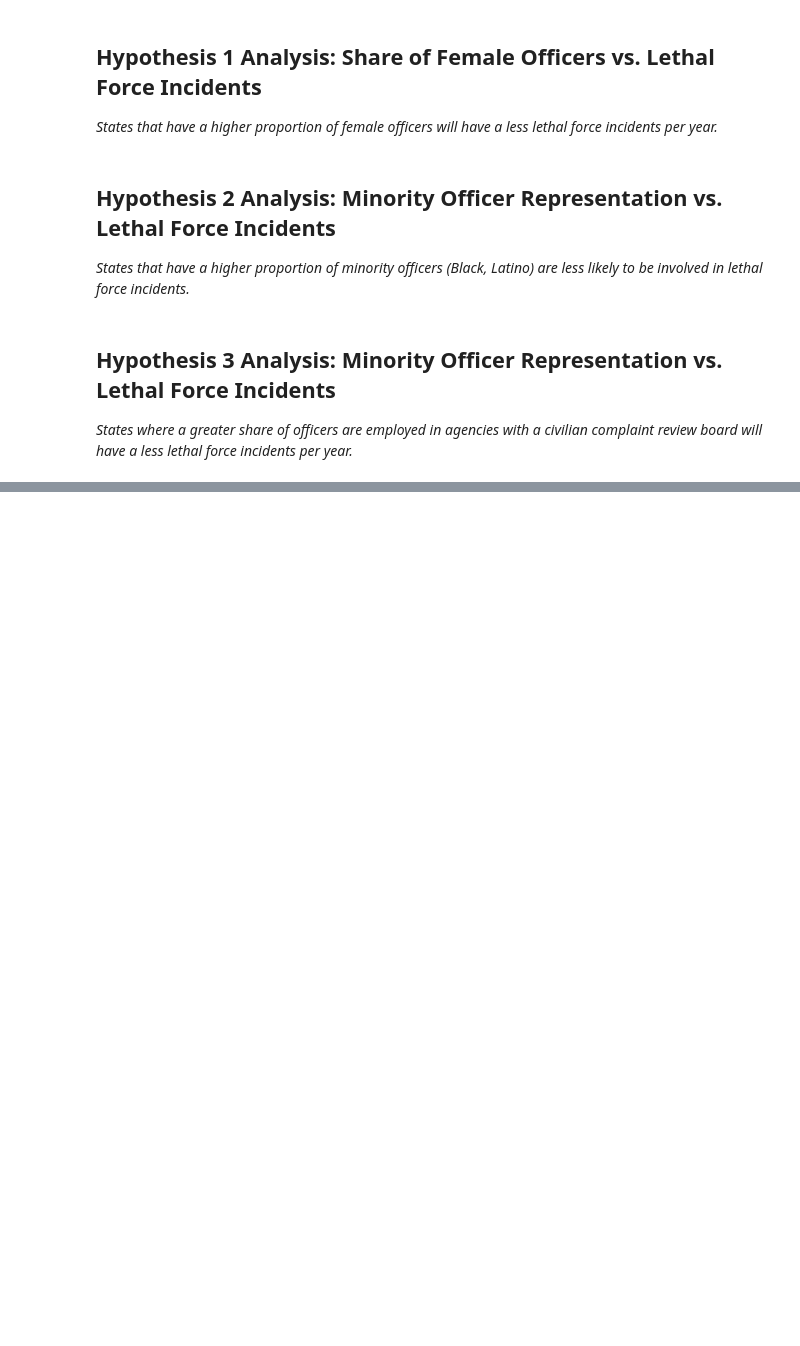
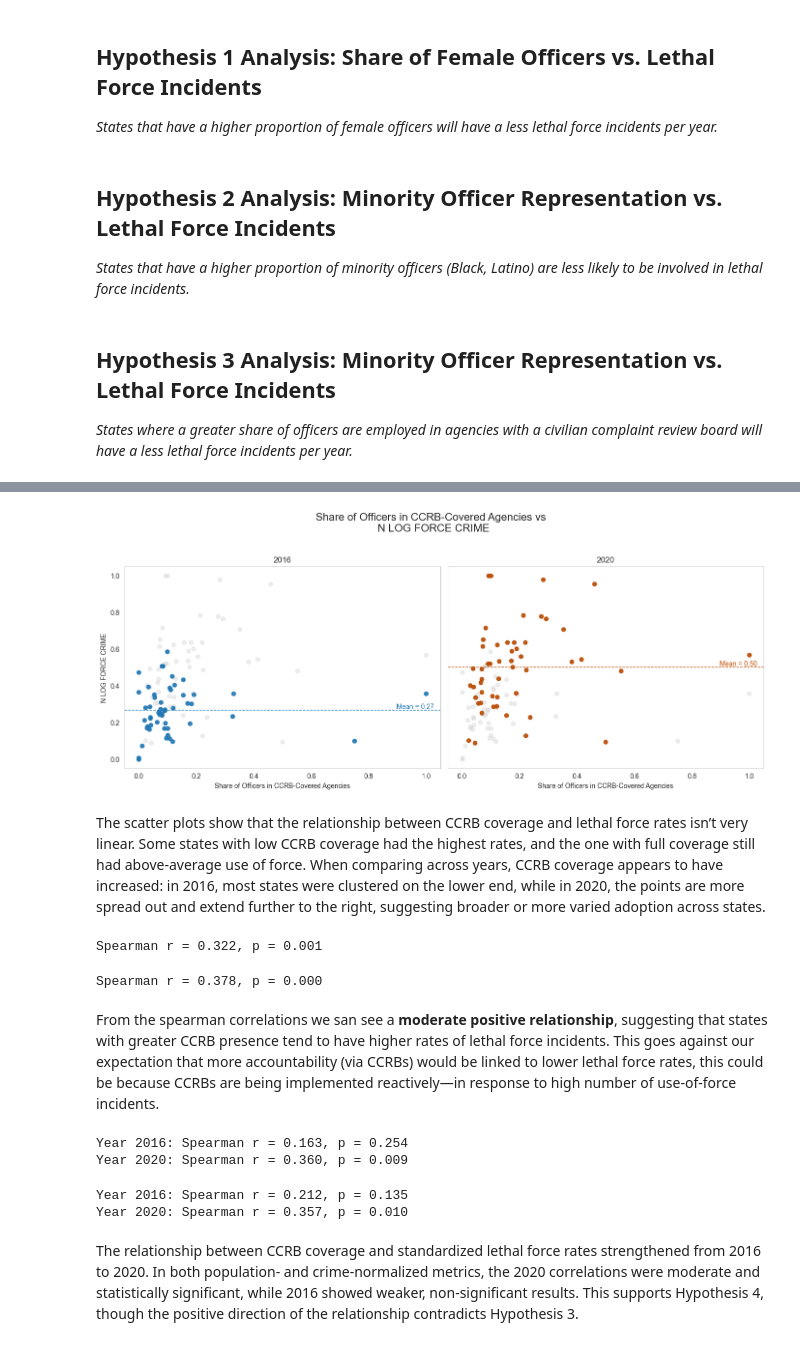
Before and after one commit to manuelarodr/IS597FinalProject, a Jupyter notebook: data_analysis.ipynb, the cells around one changed output, grey strips where cells are left out. Drawn from its saved outputs; the diff is of its cells as text; code cells hidden in the pictures; blank space fills up the shorter version.

```diff
--- a/data_analysis.ipynb
+++ b/data_analysis.ipynb
@@ -11,5 +14,5 @@ labels = {
     'CCRB': 'Share of Officers in CCRB-Covered Agencies',
     'CFDBK_POLICY': 'Share of Officers in Agencies Using Community Feedback',
     'STD_FORCE_TO_RESIDENT': 'Lethal Force Incidents per 100k Residents (std)',
-    'STD_FORCE_TO_CRIME': 'Lethal Force Incidents per 10k Reported Crimes (std)'
+    'STD_FORCE_TO_CRIME': 'Lethal Force Incidents per 1k Reported Crimes (std)'
 }
@@ -44,0 +110,38 @@ viz.scatter_dual_year_highlight(data, 'CCRB','STD_FORCE_TO_CRIME', label_map= la
+# %%
+viz.scatter_dual_year_highlight(data, 'CCRB','N_LOG_FORCE_CRIME', label_map= labels)
+# %% [output]
+[figure, added]
+# %% [markdown]
+The scatter plots show that the relationship between CCRB coverage and lethal force rates isn’t very linear. Some states with low CCRB coverage had the highest rates, and the one with full coverage still had above-average use of force. When comparing across years, CCRB coverage appears to have increased: in 2016, most states were clustered on the lower end, while in 2020, the points are more spread out and extend further to the right, suggesting broader or more varied adoption across states.
+# %%
+from scipy.stats import spearmanr
+
+r, p = spearmanr(data['CCRB'], data['STD_FORCE_TO_RESIDENT'])
+print(f"Spearman r = {r:.3f}, p = {p:.3f}")
+# %% [output]
+Spearman r = 0.322, p = 0.001
+# %%
+r, p = spearmanr(data['CCRB'], data['STD_FORCE_TO_CRIME'])
+print(f"Spearman r = {r:.3f}, p = {p:.3f}")
+# %% [output]
+Spearman r = 0.378, p = 0.000
+# %% [markdown]
+From the spearman correlations we san see a **moderate positive relationship**, suggesting that states with greater CCRB presence tend to have higher rates of lethal force incidents. This goes against our expectation that more accountability (via CCRBs) would be linked to lower lethal force rates, this could be because CCRBs are being implemented reactively—in response to high number of use-of-force incidents.
+# %%
+for year in [2016, 2020]:
+    year_sub = data[data['YEAR'] == year]
+    r, p = spearmanr(year_sub['CCRB'], year_sub['STD_FORCE_TO_RESIDENT'])
+    print(f"Year {year}: Spearman r = {r:.3f}, p = {p:.3f}")
+# %% [output]
+Year 2016: Spearman r = 0.163, p = 0.254
+Year 2020: Spearman r = 0.360, p = 0.009
+# %%
+for year in [2016, 2020]:
+    year_sub = data[data['YEAR'] == year]
+    r, p = spearmanr(year_sub['CCRB'], year_sub['STD_FORCE_TO_CRIME'])
+    print(f"Year {year}: Spearman r = {r:.3f}, p = {p:.3f}")
+# %% [output]
+Year 2016: Spearman r = 0.212, p = 0.135
+Year 2020: Spearman r = 0.357, p = 0.010
+# %% [markdown]
+The relationship between CCRB coverage and standardized lethal force rates strengthened from 2016 to 2020. In both population- and crime-normalized metrics, the 2020 correlations were moderate and statistically significant, while 2016 showed weaker, non-significant results. This supports Hypothesis 4, though the positive direction of the relationship contradicts Hypothesis 3.
```
Also changed, not shown: parts of 12 cells of this notebook.
